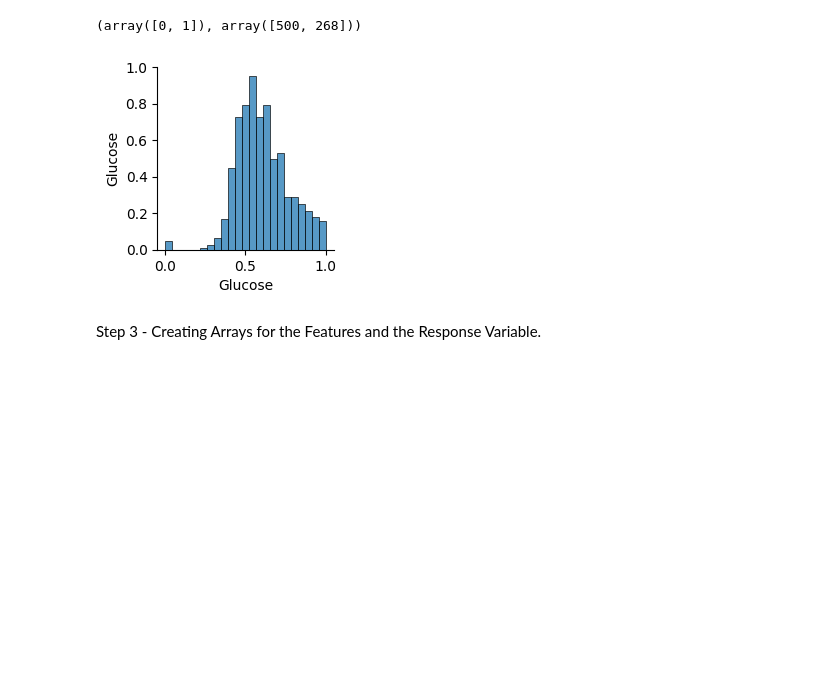
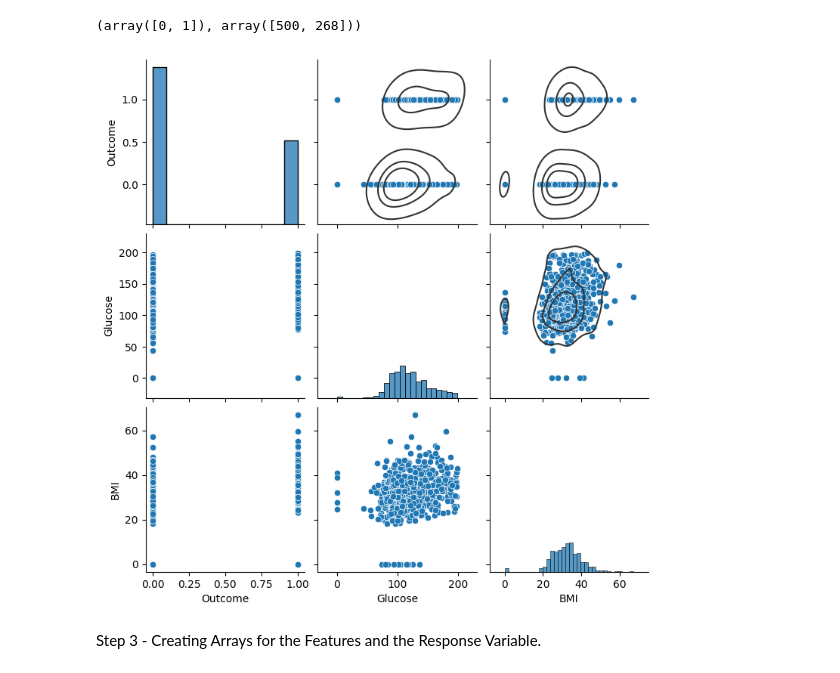
Before and after one commit to adalbertii/Modele---klasyfikacyjne, a Jupyter notebook: keras_classification_case.ipynb, the cells around one changed output. Cells and saved outputs as stored; diff of their text form; code cells hidden in the pictures; blank space fills up the shorter version.

```diff
--- a/keras_classification_case.ipynb
+++ b/keras_classification_case.ipynb
@@ -93,12 +90,12 @@ print(np.unique(df['Outcome'], return_counts=True))
 # %%
 #weryfikacja zależności pomiedzy zmiennymi
 #'Outcome', 'BMI', 'Age','Pregnancies'
-g = sns.pairplot(df[[ 'Glucose']])
+g = sns.pairplot(df[[ 'Outcome','Glucose','BMI']])
 #plt.title('Wykresy par dla wszystkich zmiennych')
 g.map_upper(sns.kdeplot, levels=4, color=".2")
 plt.show()
 # %% [output]
-[figure, old version]
+[figure, new version]
 # %% [markdown]
 Step 3 - Creating Arrays for the Features and the Response Variable.
 # %%
```
Also changed, not shown: parts of 15 cells of this notebook.
